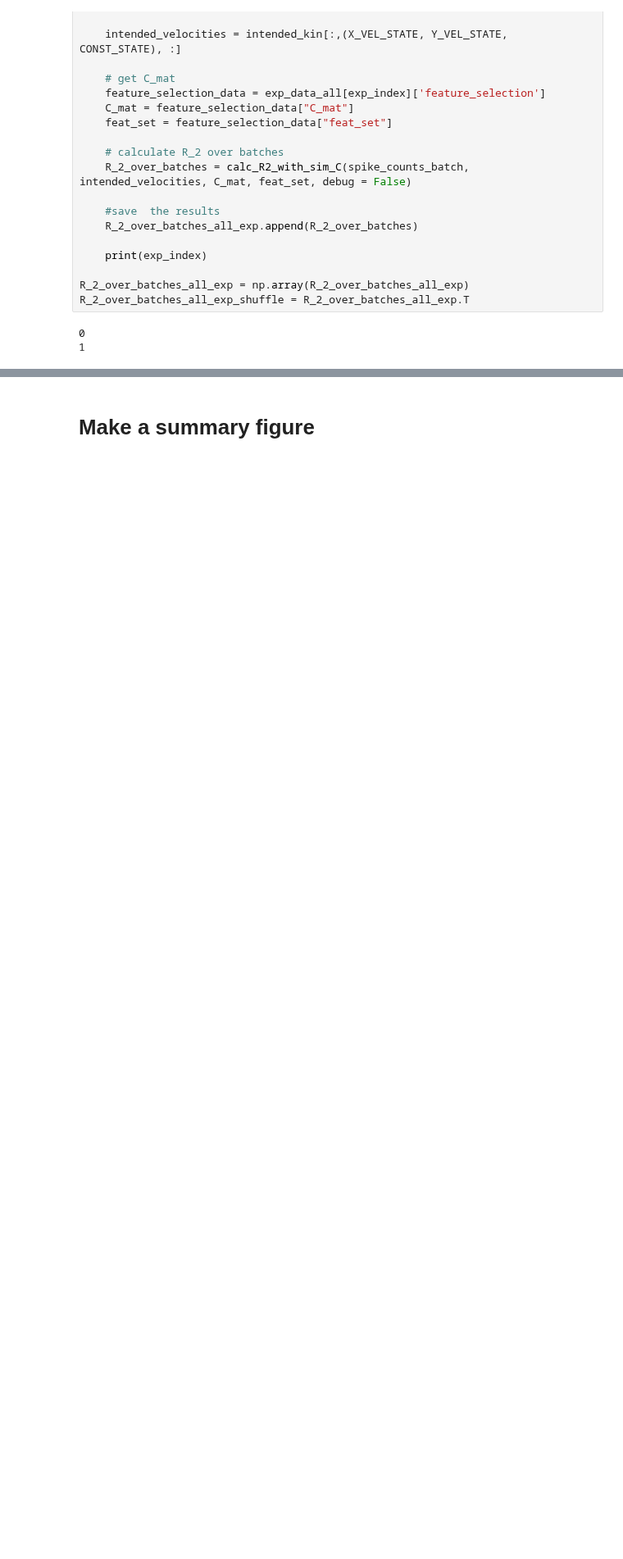
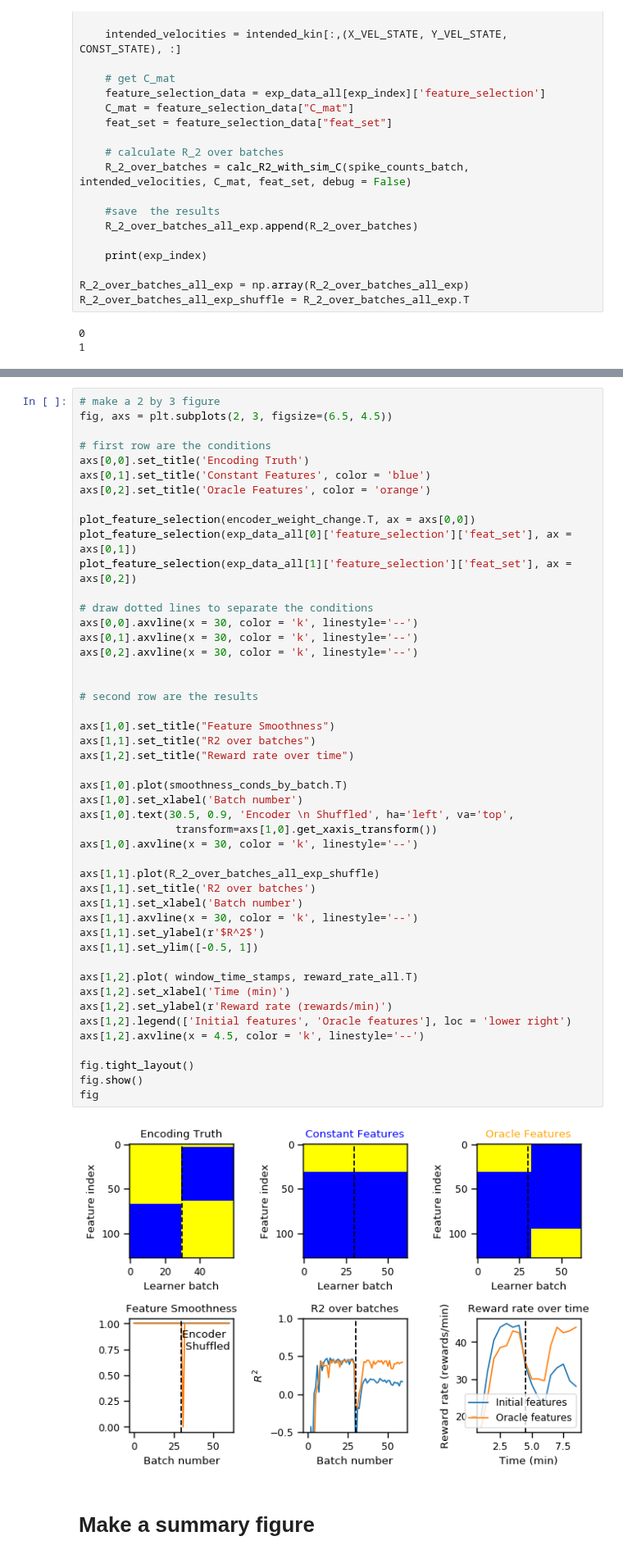
Before and after one commit to sijia66/adaptive_feature_selection, a Jupyter notebook: figure2_simulation_setup/231016_afs_figure2_full_feature_selection.ipynb, the cells around one changed output, grey strips where cells are left out. Shown at 82% size. Saved outputs shown, nothing was run; the diff lists cells and outputs as text; blank space fills up the shorter version.

```diff
--- a/figure2_simulation_setup/231016_afs_figure2_full_feature_selection.ipynb
+++ b/figure2_simulation_setup/231016_afs_figure2_full_feature_selection.ipynb
@@ -505,3 +547,52 @@ R_2_over_batches_all_exp_shuffle = R_2_over_batches_all_exp.T
+# %%
+# make a 2 by 3 figure
+fig, axs = plt.subplots(2, 3, figsize=(6.5, 4.5))
+
+# first row are the conditions
+axs[0,0].set_title('Encoding Truth')
+axs[0,1].set_title('Constant Features', color = 'blue')
+axs[0,2].set_title('Oracle Features', color = 'orange')
+
+plot_feature_selection(encoder_weight_change.T, ax = axs[0,0])
+plot_feature_selection(exp_data_all[0]['feature_selection']['feat_set'], ax = axs[0,1])
+plot_feature_selection(exp_data_all[1]['feature_selection']['feat_set'], ax = axs[0,2])
+
+# draw dotted lines to separate the conditions
+axs[0,0].axvline(x = 30, color = 'k', linestyle='--')
+axs[0,1].axvline(x = 30, color = 'k', linestyle='--')
+axs[0,2].axvline(x = 30, color = 'k', linestyle='--')
+
+
+# second row are the results
+
+axs[1,0].set_title("Feature Smoothness")
+axs[1,1].set_title("R2 over batches")
+axs[1,2].set_title("Reward rate over time")
+
+axs[1,0].plot(smoothness_conds_by_batch.T)
+axs[1,0].set_xlabel('Batch number')
+axs[1,0].text(30.5, 0.9, 'Encoder \n Shuffled', ha='left', va='top',
+               transform=axs[1,0].get_xaxis_transform())
+axs[1,0].axvline(x = 30, color = 'k', linestyle='--')
+
+axs[1,1].plot(R_2_over_batches_all_exp_shuffle)
+axs[1,1].set_title('R2 over batches')
+axs[1,1].set_xlabel('Batch number')
+axs[1,1].axvline(x = 30, color = 'k', linestyle='--')
+axs[1,1].set_ylabel(r'$R^2$')
+axs[1,1].set_ylim([-0.5, 1])
+
+axs[1,2].plot( window_time_stamps, reward_rate_all.T)
+axs[1,2].set_xlabel('Time (min)')
+axs[1,2].set_ylabel(r'Reward rate (rewards/min)')
+axs[1,2].legend(['Initial features', 'Oracle features'], loc = 'lower right')
+axs[1,2].axvline(x = 4.5, color = 'k', linestyle='--')
+
+fig.tight_layout()
+fig.show()
+fig
+# %% [output]
+[figure, added]
 # %% [markdown]
 # Make a summary figure
 # %%
```
Also changed, not shown: parts of 13 cells of this notebook.
